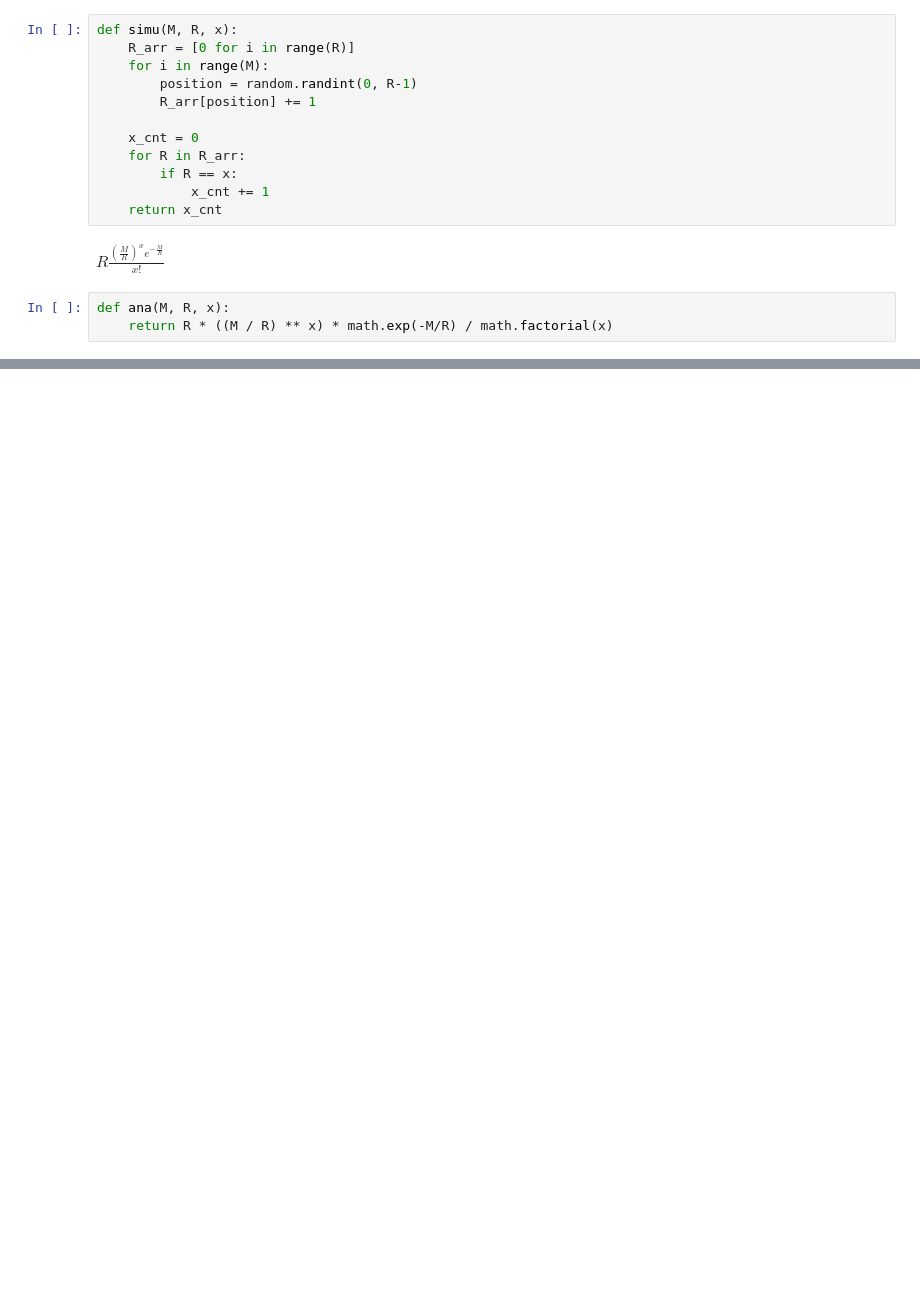
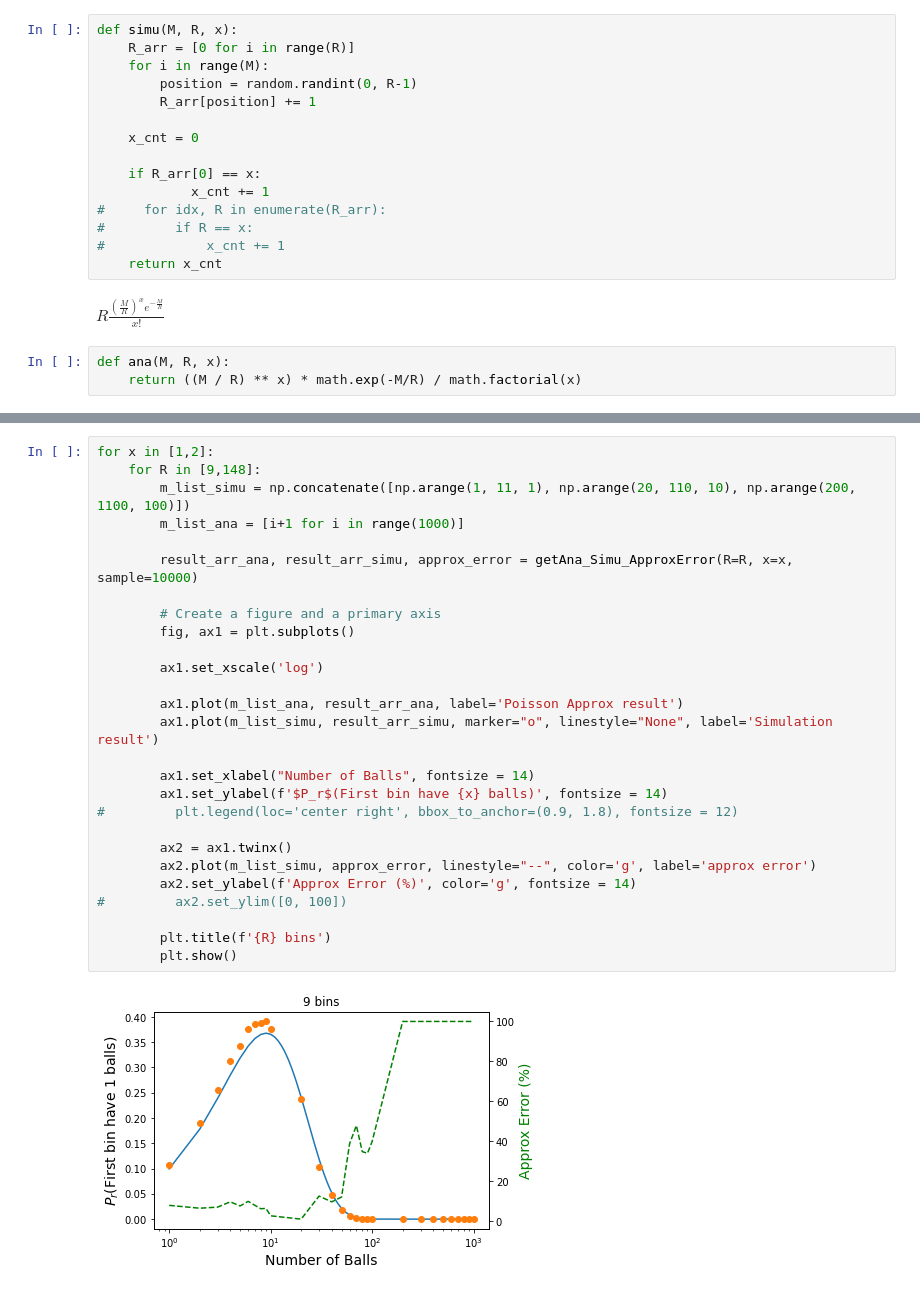
Before and after one commit to eric248550/power-control-uora-11be, a Jupyter notebook: balls_in_box_poiison.ipynb, the cells around one changed output, grey strips where cells are left out. Cells and saved outputs as stored; diff of their text form; blank space fills up the shorter version.

Commit message:
approx error

```diff
--- a/balls_in_box_poiison.ipynb
+++ b/balls_in_box_poiison.ipynb
@@ -15,13 +15,16 @@ def simu(M, R, x):
         R_arr[position] += 1
 
     x_cnt = 0
-    for R in R_arr:
-        if R == x:
+
+    if R_arr[0] == x:
             x_cnt += 1
+#     for idx, R in enumerate(R_arr):
+#         if R == x:
+#             x_cnt += 1
     return x_cnt
 # %% [markdown]
 $R \frac{\left(\frac{M}{R}\right)^x e^{-\frac{M}{R}}}{x!}$
 # %%
 def ana(M, R, x):
-    return R * ((M / R) ** x) * math.exp(-M/R) / math.factorial(x)
+    return ((M / R) ** x) * math.exp(-M/R) / math.factorial(x)
 # %%
@@ -130,0 +74,29 @@ plt.plot(m_list_simu, result_arr_simu, marker="o", linestyle="None")
+# %%
+for x in [1,2]:
+    for R in [9,148]:
+        m_list_simu = np.concatenate([np.arange(1, 11, 1), np.arange(20, 110, 10), np.arange(200, 1100, 100)])
+        m_list_ana = [i+1 for i in range(1000)]
+
+        result_arr_ana, result_arr_simu, approx_error = getAna_Simu_ApproxError(R=R, x=x, sample=10000)
+
+        # Create a figure and a primary axis
+        fig, ax1 = plt.subplots()
+
+        ax1.set_xscale('log')
+
+        ax1.plot(m_list_ana, result_arr_ana, label='Poisson Approx result')
+        ax1.plot(m_list_simu, result_arr_simu, marker="o", linestyle="None", label='Simulation result')
+
+        ax1.set_xlabel("Number of Balls", fontsize = 14)
+        ax1.set_ylabel(f'$P_r$(First bin have {x} balls)', fontsize = 14)
+#         plt.legend(loc='center right', bbox_to_anchor=(0.9, 1.8), fontsize = 12)
+
+        ax2 = ax1.twinx()
+        ax2.plot(m_list_simu, approx_error, linestyle="--", color='g', label='approx error')
+        ax2.set_ylabel(f'Approx Error (%)', color='g', fontsize = 14)
+#         ax2.set_ylim([0, 100])
+
+        plt.title(f'{R} bins')
+        plt.show()
+# %% [output]
+[figure, added]
```
Also changed, not shown: parts of 8 cells of this notebook, 1 other file.
